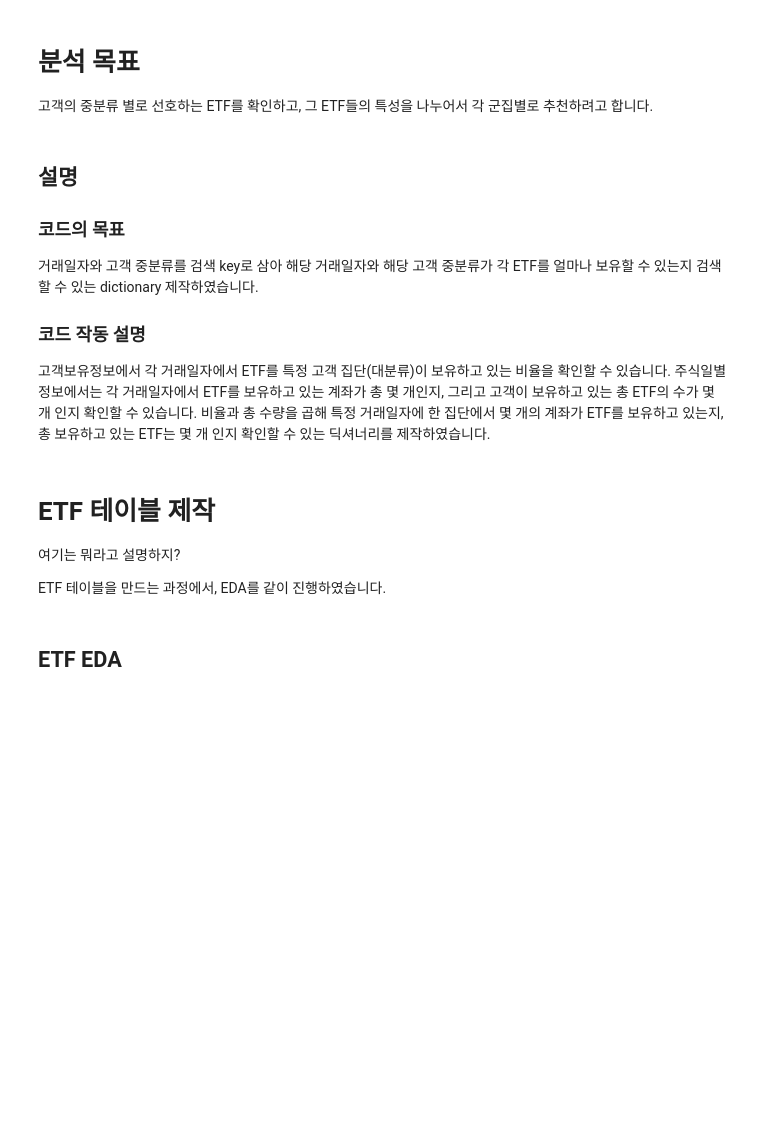
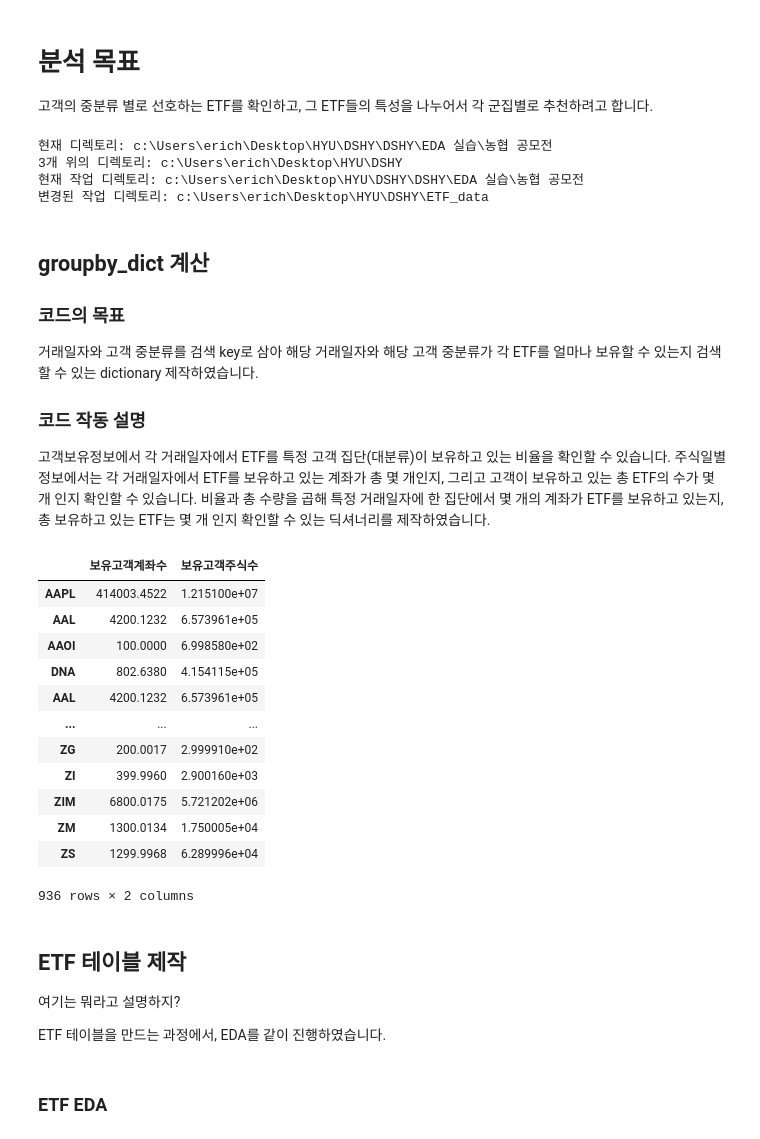
Before and after one commit to WonchanMoon/DSHY, a Jupyter notebook: EDA 실습/농협 공모전/main_upload.ipynb, the cells around one changed output. Drawn from its saved outputs; the diff is of its cells as text; code cells hidden in the pictures; blank space fills up the shorter version.

```diff
--- a/EDA 실습/농협 공모전/main_upload.ipynb
+++ b/EDA 실습/농협 공모전/main_upload.ipynb
@@ -12,3 +11,33 @@ import os #데이터 불러올 시 데이터 경로를 맞추기 위함
+# %%
+import os #데이터 불러올 시 데이터 경로를 맞추기 위함
+
+# 데이터 위치를 설정하는 코드는 여러 번 불러오면 작업 디렉토리가 없는 이슈가 발생.
+# 파일 시작 시 한 번만 작동
+
+# 현재 작업 디렉토리 가져오기
+current_directory = os.getcwd()
+print("현재 디렉토리:", current_directory)
+
+# 3개 위의 폴더 찾기
+three_levels_up = os.path.dirname(os.path.dirname(os.path.dirname(current_directory)))
+print("3개 위의 디렉토리:", three_levels_up)
+
+# 데이터가 담긴 폴더로 이동
+data_path = os.path.join(three_levels_up,'ETF_data')
+
+# 현재 작업 디렉토리 확인
+print("현재 작업 디렉토리:", os.getcwd())
+
+# 새로운 디렉토리로 변경
+os.chdir(data_path)
+
+# 데이터가 담긴 파일을 작업 디렉토리로 설정
+print("변경된 작업 디렉토리:", os.getcwd())
+# %% [output]
+현재 디렉토리: c:\Users\erich\Desktop\HYU\DSHY\DSHY\EDA 실습\농협 공모전
+3개 위의 디렉토리: c:\Users\erich\Desktop\HYU\DSHY
+현재 작업 디렉토리: c:\Users\erich\Desktop\HYU\DSHY\DSHY\EDA 실습\농협 공모전
+변경된 작업 디렉토리: c:\Users\erich\Desktop\HYU\DSHY\ETF_data
 # %%
 # 데이터 불러오기
 ## 파일 명을 알기 쉽게 정리
@@ -65,7 +94,7 @@ ETF점수정보.columns = ["거래일자", "대상ETF티커", "1개월총수익
                    "트래킹에러Z점수", "최대낙폭Z점수", "변동성Z점수"]
 ETF점수정보 = ETF점수정보.map(lambda x: x.strip() if isinstance(x, str) else x)
 # %% [markdown]
-## 설명
+## groupby_dict 계산
 ### 코드의 목표
 거래일자와 고객 중분류를 검색 key로 삼아 해당 거래일자와 해당 고객 중분류가 각 ETF를 얼마나 보유할 수 있는지 검색할 수 있는 dictionary 제작하였습니다.
 
@@ -94,18 +123,18 @@ def filter_bigConstraint(df, big_constraint):
 
 # 날짜, 고객 별로 ETF를 얼마나 갖고 있는지 저장할 dictionary
 # (거래일자, 고객중분류) 를 key로 받아 해당 날짜에 해당 고객 중분류가 각 ETF를 얼만큼 보유하고 있는지 확인 가능.
-dictionary_by_customer_date = {}
+groupby_dict = {}
 
 def add_or_concat(key, new_data):
     # 데이터프레임 생성 (new_data는 새로운 row을 담은 DataFrame)
     new_df = pd.DataFrame(new_data)
 
     # 해당 key에 데이터프레임이 없는 경우, 새로운 데이터프레임 추가
-    if key not in dictionary_by_customer_date:
-        dictionary_by_customer_date[key] = new_df
+    if key not in groupby_dict:
+        groupby_dict[key] = new_df
     else:
         # 이미 데이터프레임이 있다면, pd.concat으로 row 추가
-        dictionary_by_customer_date[key] = pd.concat([dictionary_by_customer_date[key], new_df])
+        groupby_dict[key] = pd.concat([groupby_dict[key], new_df])
 
 # 특정 거래일자에, 특정 고객 중분류가 각 ETF를 얼만큼 갖고 있는지 확인하는 함수
 def calculate_actual_numbers(고객보유정보, 주식일별정보, date, ticker_code, big_constraint):
@@ -133,20 +162,34 @@ for tC in tickerCode:
 # 파일을 만들어서 딕셔너리 저장
 file_path = f"날짜및고객분류별보유ETF.pkl"
 with open(file_path, 'wb') as f:
-    pickle.dump(dictionary_by_customer_date, f)
+    pickle.dump(groupby_dict, f)
 # %%
 # 이미 만들어 놓은 딕셔너리를 불러와서 사용할 수 있도록 함.
 with open('날짜및고객분류별보유ETF.pkl', 'rb') as f:
-    dictionary_by_customer_date = pickle.load(f)
+    groupby_dict = pickle.load(f)
 
 # 딕셔너리 예시 확인
-dictionary_by_customer_date[(20240726, 11)]
+groupby_dict[(20240726, 11)]
 #2024년 7월 26일에, 11(투자고수)의 ETF 보유 목록 확인.
+# %% [output]
+|  | 보유고객계좌수 | 보유고객주식수 |
+| AAPL | 414003.4522 | 1.215100e+07 |
+| AAL | 4200.1232 | 6.573961e+05 |
+| AAOI | 100.0000 | 6.998580e+02 |
+| DNA | 802.6380 | 4.154115e+05 |
+| AAL | 4200.1232 | 6.573961e+05 |
+| ... | ... | ... |
+| ZG | 200.0017 | 2.999910e+02 |
+| ZI | 399.9960 | 2.900160e+03 |
+| ZIM | 6800.0175 | 5.721202e+06 |
+| ZM | 1300.0134 | 1.750005e+04 |
+| ZS | 1299.9968 | 6.289996e+04 |
+936 rows × 2 columns
 # %% [markdown]
-# ETF 테이블 제작
+## ETF 테이블 제작
 여기는 뭐라고 설명하지?
 
 ETF 테이블을 만드는 과정에서, EDA를 같이 진행하였습니다.
 # %% [markdown]
-## ETF EDA
+### ETF EDA
 # %%
```
Also changed, not shown: parts of 26 cells of this notebook.
